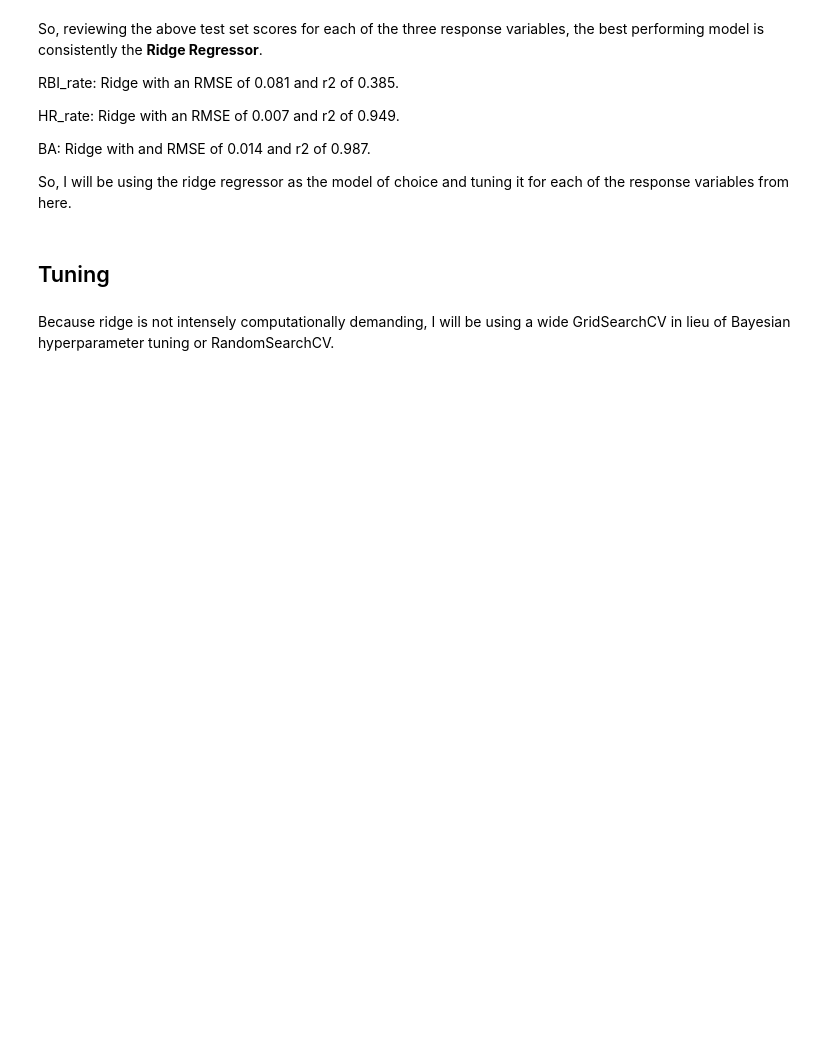
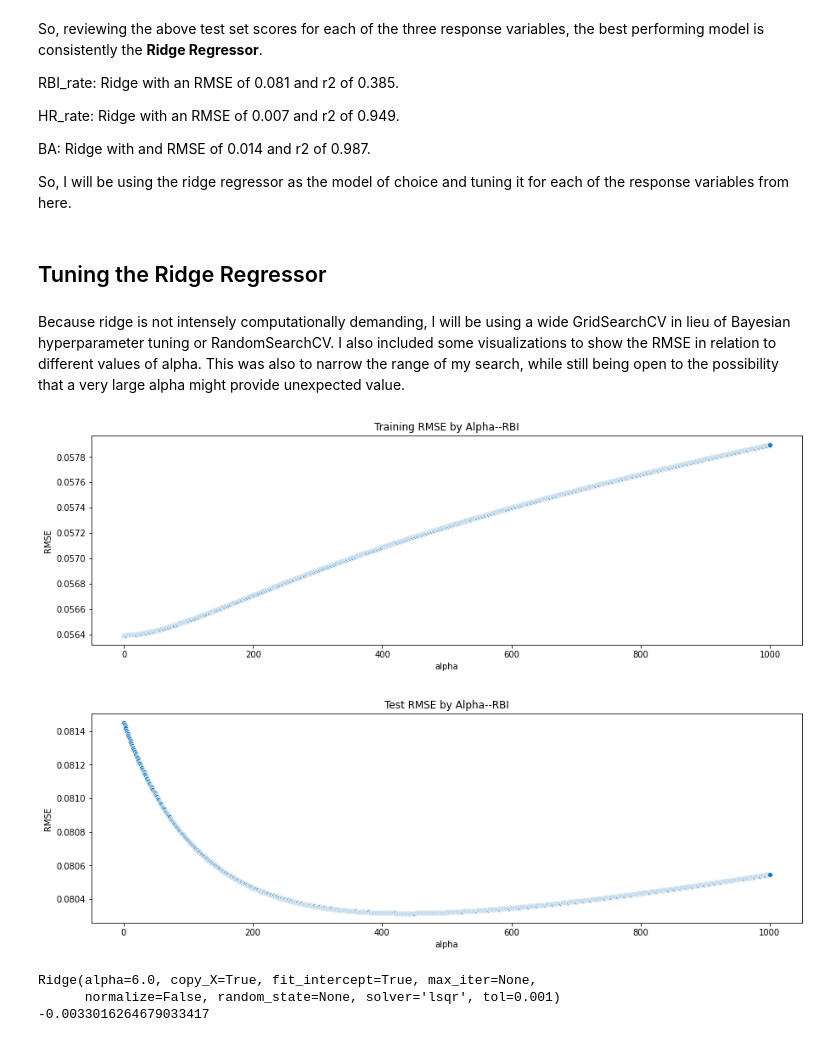
Before and after one commit to abewoycke/KBO-Projections, a Jupyter notebook: 5-Modeling/KBO Projections Modeling.ipynb, the cells around one changed output. Cells and saved outputs as stored; diff of their text form; code cells hidden in the pictures; blank space fills up the shorter version.

```diff
--- a/5-Modeling/KBO Projections Modeling.ipynb
+++ b/5-Modeling/KBO Projections Modeling.ipynb
@@ -129,10 +130,76 @@ BA: Ridge with and RMSE of 0.014 and r2 of 0.987.
 
 So, I will be using the ridge regressor as the model of choice and tuning it for each of the response variables from here.
 # %% [markdown]
-## Tuning
+## Tuning the Ridge Regressor
 # %% [markdown]
-Because ridge is not intensely computationally demanding, I will be using a wide GridSearchCV in lieu of Bayesian hyperparameter tuning or RandomSearchCV.
+Because ridge is not intensely computationally demanding, I will be using a wide GridSearchCV in lieu of Bayesian hyperparameter tuning or RandomSearchCV. I also included some visualizations to show the RMSE in relation to different values of alpha. This was also to narrow the range of my search, while still being open to the possibility that a very large alpha might provide unexpected value.
 # %%
-# define range of alphas
-alphas = [1e-15, 1e-10, 1e-8, 1e-4, 1e-3, 1e-2]
-alphas = np.concatenate([alphas, np.arange(1,2001,1)])
+# define initial range of potential alphas
+alphas = [1e-15, 1e-10, 1e-9, 1e-8, 1e-7, 1e-6, 1e-5, 1e-4, 1e-3, 1e-2, 1e-1]
+alphas = np.concatenate([alphas, np.arange(1,1001,1)])
+# %%
+# some visualization to narrow the range of our potential alphas for 'RBI_rate'
+
+scores = []
+
+for a in alphas:
+    ridge = Ridge(alpha=a)
+    ridge.fit(X_train, y_train['RBI_rate'])
+    y_pred = ridge.predict(X_train)
+    RMSE = mean_squared_error(y_train['RBI_rate'], y_pred, squared=False)
+    scores.append(RMSE)
+
+plt.figure(figsize=(15,10))
+plt.subplot(2,1,1)
+_ = sns.scatterplot(x=alphas,y=scores)
+plt.xlabel('alpha')
+plt.ylabel('RMSE')
+plt.title('Training RMSE by Alpha--RBI')
+plt.axis('tight')
+_ = plt.show()
+
+# same as above, but test RMSE
+scores = []
+for a in alphas:
+    ridge = Ridge(alpha=a)
+    ridge.fit(X_train, y_train['RBI_rate'])
+    y_pred = ridge.predict(X_test)
+    RMSE = mean_squared_error(y_test['RBI_rate'], y_pred, squared=False)
+    scores.append(RMSE)
+
+plt.figure(figsize=(15,10))
+plt.subplot(2,1,2)
+_ = sns.scatterplot(x=alphas,y=scores)
+plt.xlabel('alpha')
+plt.ylabel('RMSE')
+plt.title('Test RMSE by Alpha--RBI')
+plt.axis('tight')
+_ = plt.show()
+# %% [output]
+[figure, added]
+[figure, added]
+# %%
+# Grid Search for 'RBI_rate'
+from joblib import parallel_backend
+from sklearn.model_selection import GridSearchCV
+
+rbi_alphas = [1e-15, 1e-10, 1e-9, 1e-8, 1e-7, 1e-6, 1e-5, 1e-4, 1e-3, 1e-2, 1e-1]
+rbi_alphas = np.concatenate([rbi_alphas, np.arange(1,600,1)])
+
+params = {
+    'alpha':rbi_alphas,
+    'fit_intercept':[True,False],
+    'solver':['svd', 'cholesky', 'lsqr', 'sparse_cg', 'sag', 'saga']
+}
+
+reg = Ridge()
+ridge_cv = GridSearchCV(reg, params, scoring='neg_mean_squared_error')
+
+with parallel_backend('threading',n_jobs=6):
+    ridge_cv.fit(X_train,y_train['RBI_rate'])
+    print(ridge_cv.best_estimator_)
+    print(ridge_cv.best_score_)
+# %% [output]
+Ridge(alpha=6.0, copy_X=True, fit_intercept=True, max_iter=None,
+      normalize=False, random_state=None, solver='lsqr', tol=0.001)
+-0.0033016264679033417
```
Also changed, not shown: parts of 14 cells of this notebook, 1 other file.
